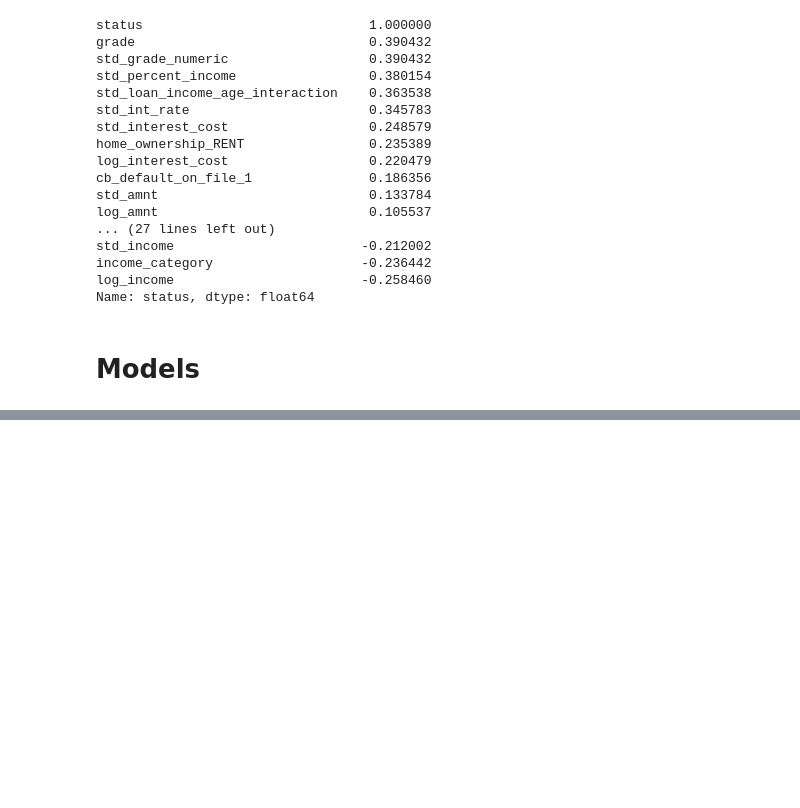
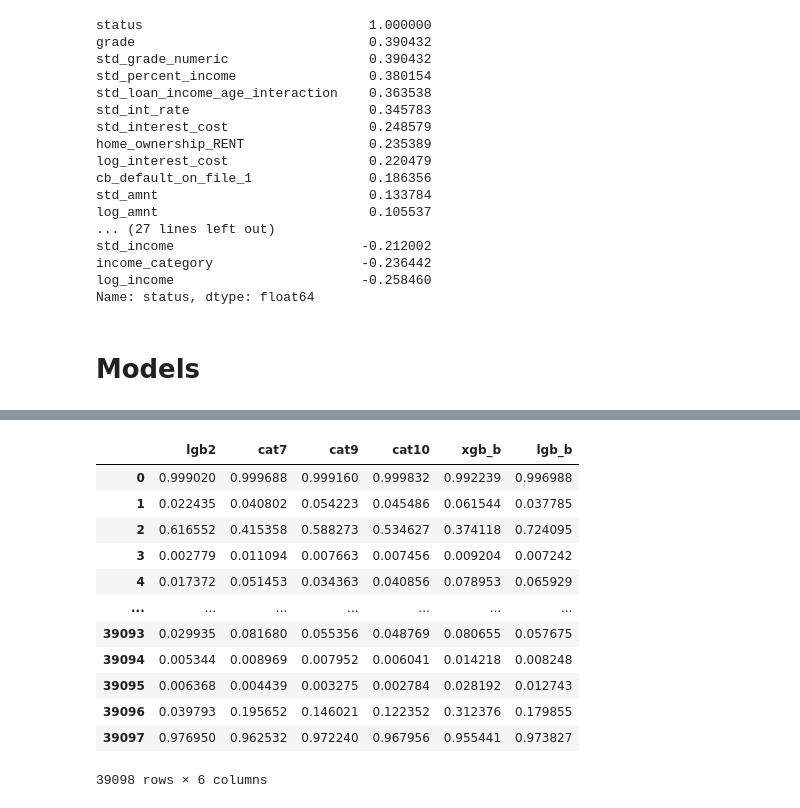
Before and after one commit to MrIsCM/KaggleCompetitions, a Jupyter notebook: LoanStatusPrediction/notebooks/stacking_v2.ipynb, the cells around one changed output, grey strips where cells are left out. Cells and saved outputs as stored; diff of their text form; code cells hidden in the pictures; blank space fills up the shorter version.

```diff
--- a/LoanStatusPrediction/notebooks/stacking_v2.ipynb
+++ b/LoanStatusPrediction/notebooks/stacking_v2.ipynb
@@ -559 +827,19 @@ Best params:
+# %%
+preds_df_logreg = preds_df.copy()
+preds_df_logreg = preds_df_logreg[best_models_names]
+preds_df_logreg
+# %% [output]
+|  | lgb2 | cat7 | cat9 | cat10 | xgb_b | lgb_b |
+| 0 | 0.999020 | 0.999688 | 0.999160 | 0.999832 | 0.992239 | 0.996988 |
+| 1 | 0.022435 | 0.040802 | 0.054223 | 0.045486 | 0.061544 | 0.037785 |
+| 2 | 0.616552 | 0.415358 | 0.588273 | 0.534627 | 0.374118 | 0.724095 |
+| 3 | 0.002779 | 0.011094 | 0.007663 | 0.007456 | 0.009204 | 0.007242 |
+| 4 | 0.017372 | 0.051453 | 0.034363 | 0.040856 | 0.078953 | 0.065929 |
+| ... | ... | ... | ... | ... | ... | ... |
+| 39093 | 0.029935 | 0.081680 | 0.055356 | 0.048769 | 0.080655 | 0.057675 |
+| 39094 | 0.005344 | 0.008969 | 0.007952 | 0.006041 | 0.014218 | 0.008248 |
+| 39095 | 0.006368 | 0.004439 | 0.003275 | 0.002784 | 0.028192 | 0.012743 |
+| 39096 | 0.039793 | 0.195652 | 0.146021 | 0.122352 | 0.312376 | 0.179855 |
+| 39097 | 0.976950 | 0.962532 | 0.972240 | 0.967956 | 0.955441 | 0.973827 |
+39098 rows × 6 columns
 # %%
```
Also changed, not shown: parts of 24 cells of this notebook.
